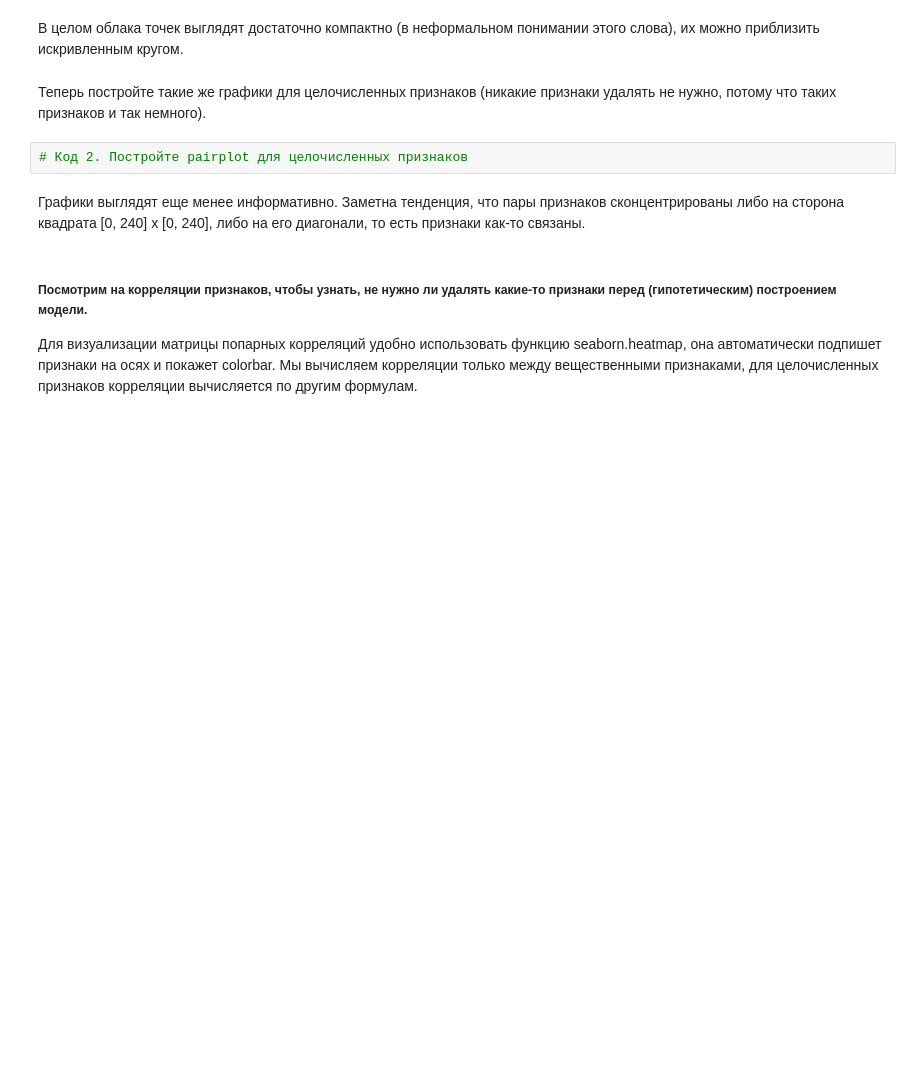
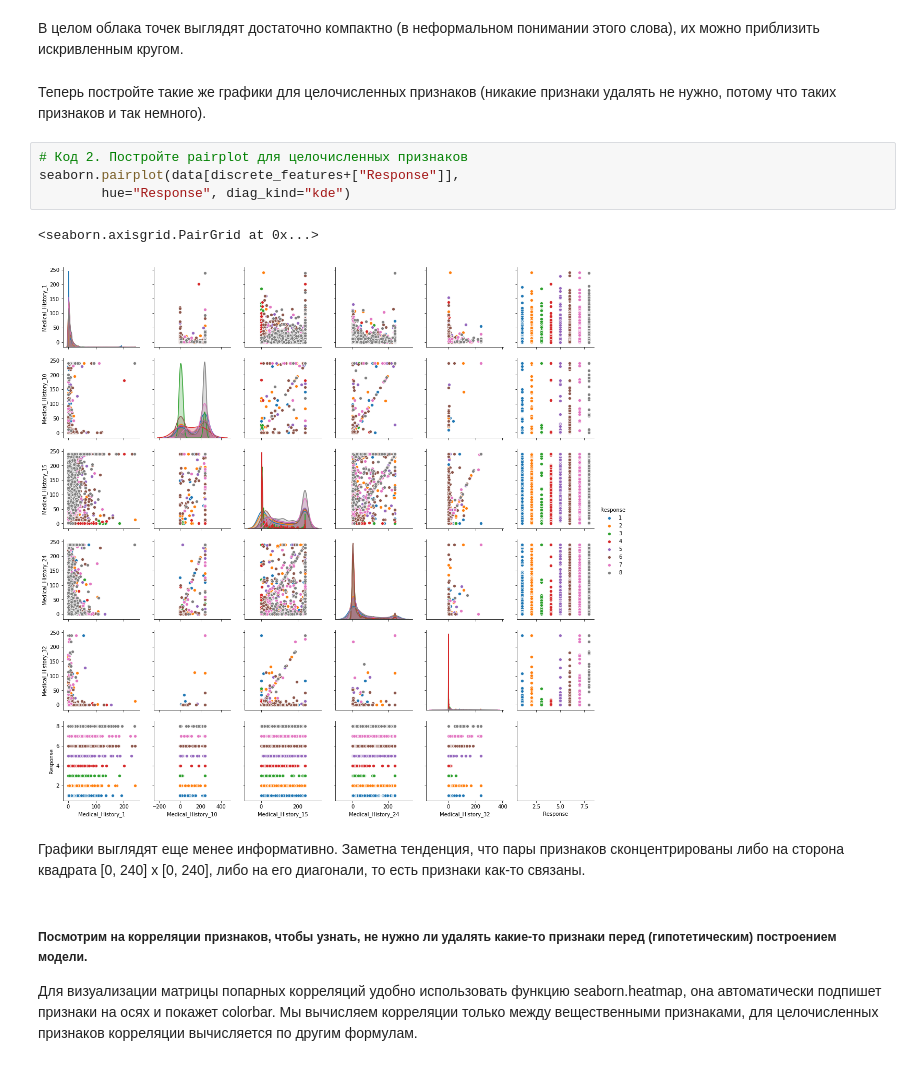
Before and after one commit to AndreyEzhov/coursera_ML, a Jupyter notebook: Step3/Week3/VisualizationPeerReview.ipynb, the cells around one changed output. Drawn from its saved outputs; the diff is of its cells as text; blank space fills up the shorter version.

```diff
--- a/Step3/Week3/VisualizationPeerReview.ipynb
+++ b/Step3/Week3/VisualizationPeerReview.ipynb
@@ -143,6 +163,11 @@ __Ответьте на вопросы (Блок 3):__
 Теперь постройте такие же графики для целочисленных признаков (никакие признаки удалять не нужно, потому что таких признаков и так немного).
 # %%
 # Код 2. Постройте pairplot для целочисленных признаков
+seaborn.pairplot(data[discrete_features+["Response"]],
+        hue="Response", diag_kind="kde")
+# %% [output]
+<seaborn.axisgrid.PairGrid at 0x...>
+[figure, added]
 # %% [markdown]
 Графики выглядят еще менее информативно. Заметна тенденция, что пары признаков сконцентрированы либо на сторона квадрата [0, 240] x [0, 240], либо на его диагонали, то есть признаки как-то связаны.
 # %% [markdown]
```
Also changed, not shown: parts of 10 cells of this notebook, 1 other file.
